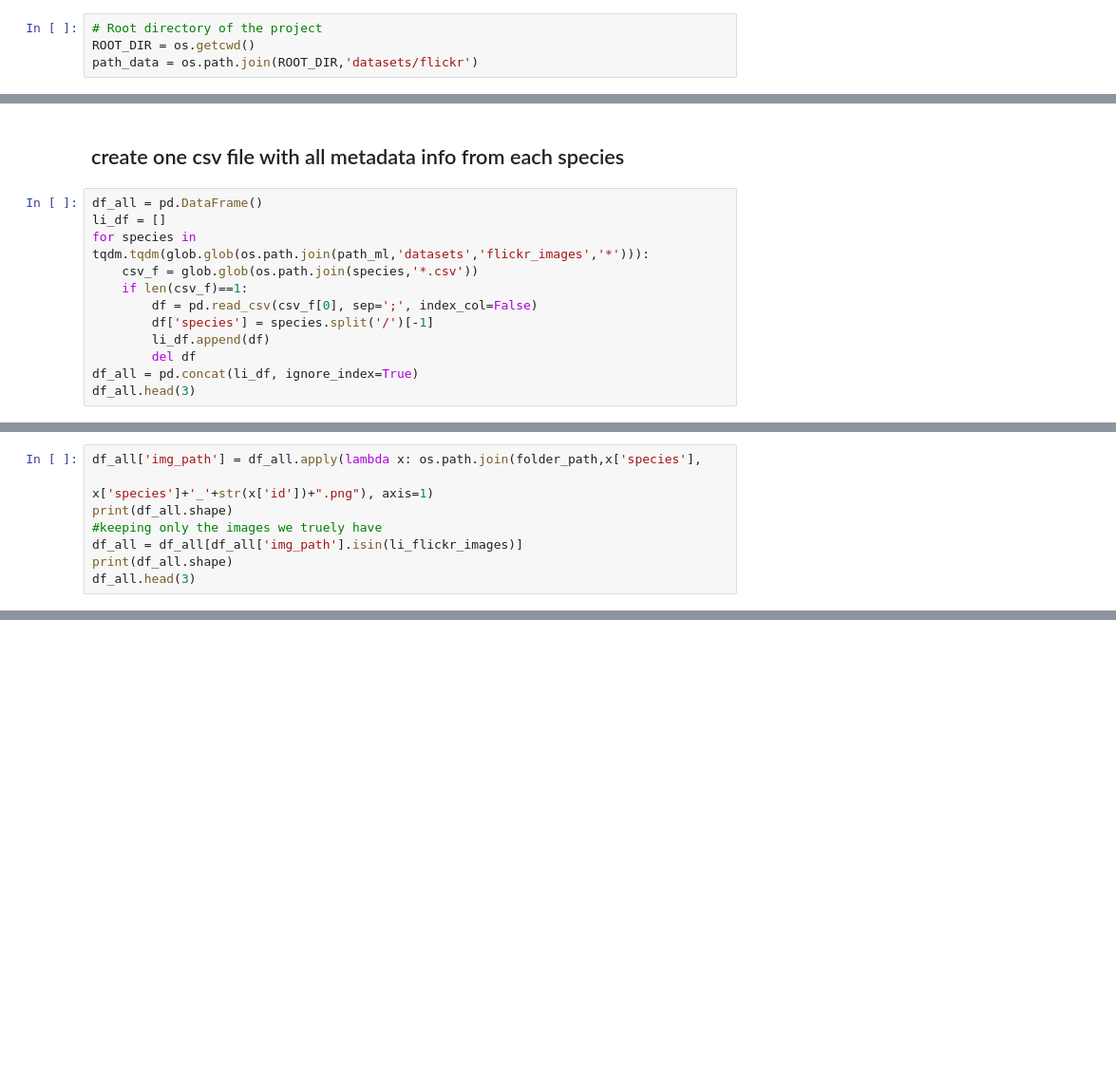
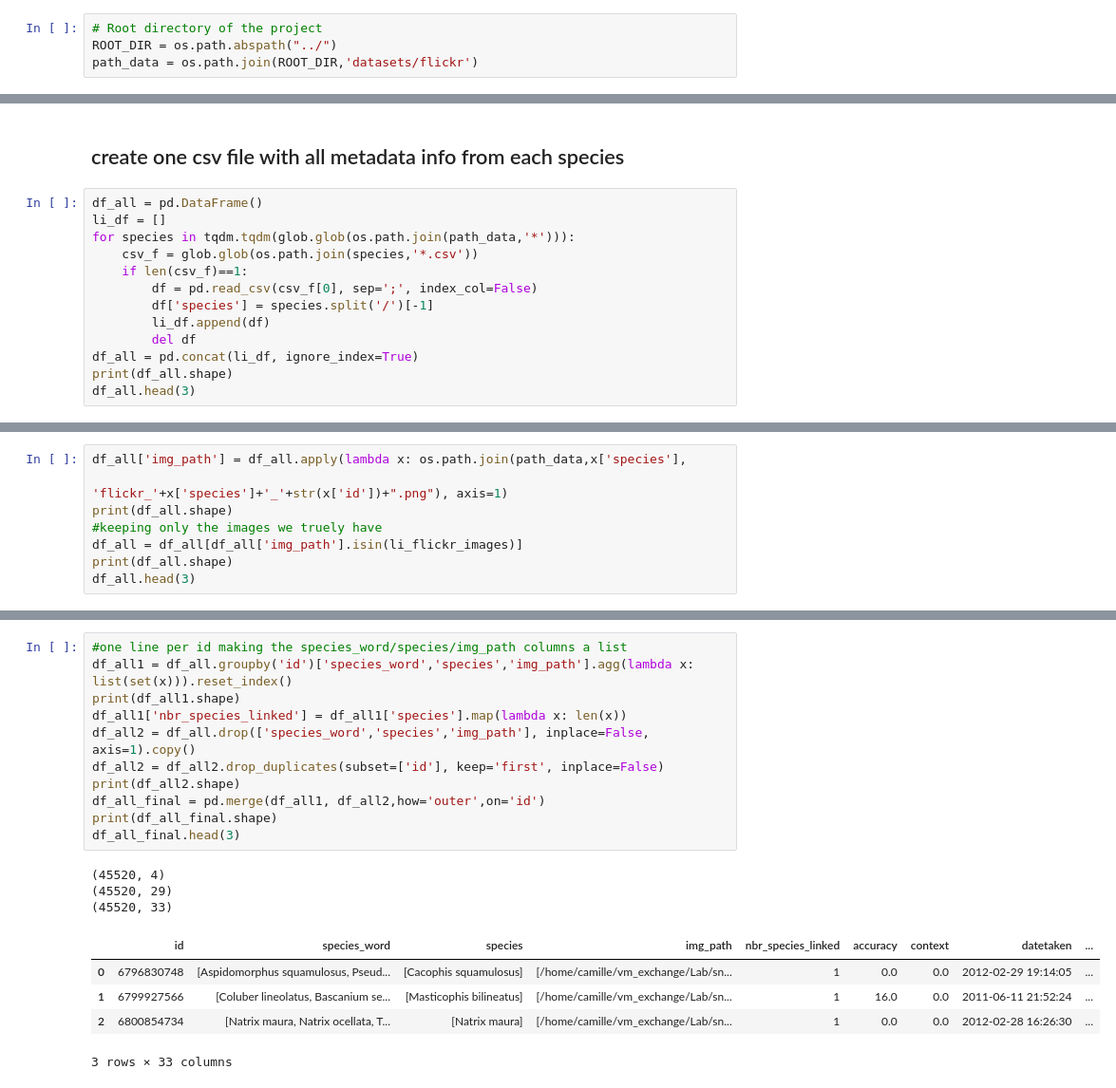
Before and after one commit to cam4ani/snakes, a Jupyter notebook: get_flickr_data.ipynb, the cells around one changed output, grey strips where cells are left out. Shown at 95% size. Saved outputs shown, nothing was run; the diff lists cells and outputs as text; blank space fills up the shorter version.

Commit message:
finish getting flickr with syn (not language)

```diff
--- a/get_flickr_data.ipynb
+++ b/get_flickr_data.ipynb
@@ -40,7 +40,7 @@ from UTILS.utils import get_image
 Using TensorFlow backend.
 # %%
 # Root directory of the project
-ROOT_DIR = os.getcwd()
+ROOT_DIR = os.path.abspath("../")
 path_data = os.path.join(ROOT_DIR,'datasets/flickr')
 # %% [markdown]
 # API parameters
@@ -257,7 +303,7 @@ KeyboardInterrupt:
 # %%
 df_all = pd.DataFrame()
 li_df = []
-for species in tqdm.tqdm(glob.glob(os.path.join(path_ml,'datasets','flickr_images','*'))):
+for species in tqdm.tqdm(glob.glob(os.path.join(path_data,'*'))):
     csv_f = glob.glob(os.path.join(species,'*.csv'))
     if len(csv_f)==1:
         df = pd.read_csv(csv_f[0], sep=';', index_col=False)
@@ -265,4 +311,5 @@ for species in tqdm.tqdm(glob.glob(os.path.join(path_ml,'datasets','flickr_image
         li_df.append(df)
         del df
 df_all = pd.concat(li_df, ignore_index=True)
+print(df_all.shape)
 df_all.head(3)
@@ -269,6 +323,6 @@ df_all.head(3)
 # %%
-df_all['img_path'] = df_all.apply(lambda x: os.path.join(folder_path,x['species'],
-                                                         x['species']+'_'+str(x['id'])+".png"), axis=1)
+df_all['img_path'] = df_all.apply(lambda x: os.path.join(path_data,x['species'],
+                                                         'flickr_'+x['species']+'_'+str(x['id'])+".png"), axis=1)
 print(df_all.shape)
 #keeping only the images we truely have
 df_all = df_all[df_all['img_path'].isin(li_flickr_images)]
@@ -276,0 +339,20 @@ df_all.head(3)
+# %%
+#one line per id making the species_word/species/img_path columns a list
+df_all1 = df_all.groupby('id')['species_word','species','img_path'].agg(lambda x: list(set(x))).reset_index()
+print(df_all1.shape)
+df_all1['nbr_species_linked'] = df_all1['species'].map(lambda x: len(x))
+df_all2 = df_all.drop(['species_word','species','img_path'], inplace=False, axis=1).copy()
+df_all2 = df_all2.drop_duplicates(subset=['id'], keep='first', inplace=False)
+print(df_all2.shape)
+df_all_final = pd.merge(df_all1, df_all2,how='outer',on='id')
+print(df_all_final.shape)
+df_all_final.head(3)
+# %% [output]
+(45520, 4)
+(45520, 29)
+(45520, 33)
+|  | id | species_word | species | img_path | nbr_species_linked | accuracy | context | datetaken | ... |
+| 0 | 6796830748 | [Aspidomorphus squamulosus, Pseud... | [Cacophis squamulosus] | [/home/camille/vm_exchange/Lab/sn... | 1 | 0.0 | 0.0 | 2012-02-29 19:14:05 | ... |
+| 1 | 6799927566 | [Coluber lineolatus, Bascanium se... | [Masticophis bilineatus] | [/home/camille/vm_exchange/Lab/sn... | 1 | 16.0 | 0.0 | 2011-06-11 21:52:24 | ... |
+| 2 | 6800854734 | [Natrix maura, Natrix ocellata, T... | [Natrix maura] | [/home/camille/vm_exchange/Lab/sn... | 1 | 0.0 | 0.0 | 2012-02-28 16:26:30 | ... |
+3 rows × 33 columns
```
Also changed, not shown: parts of 14 cells of this notebook, 2 other files.
